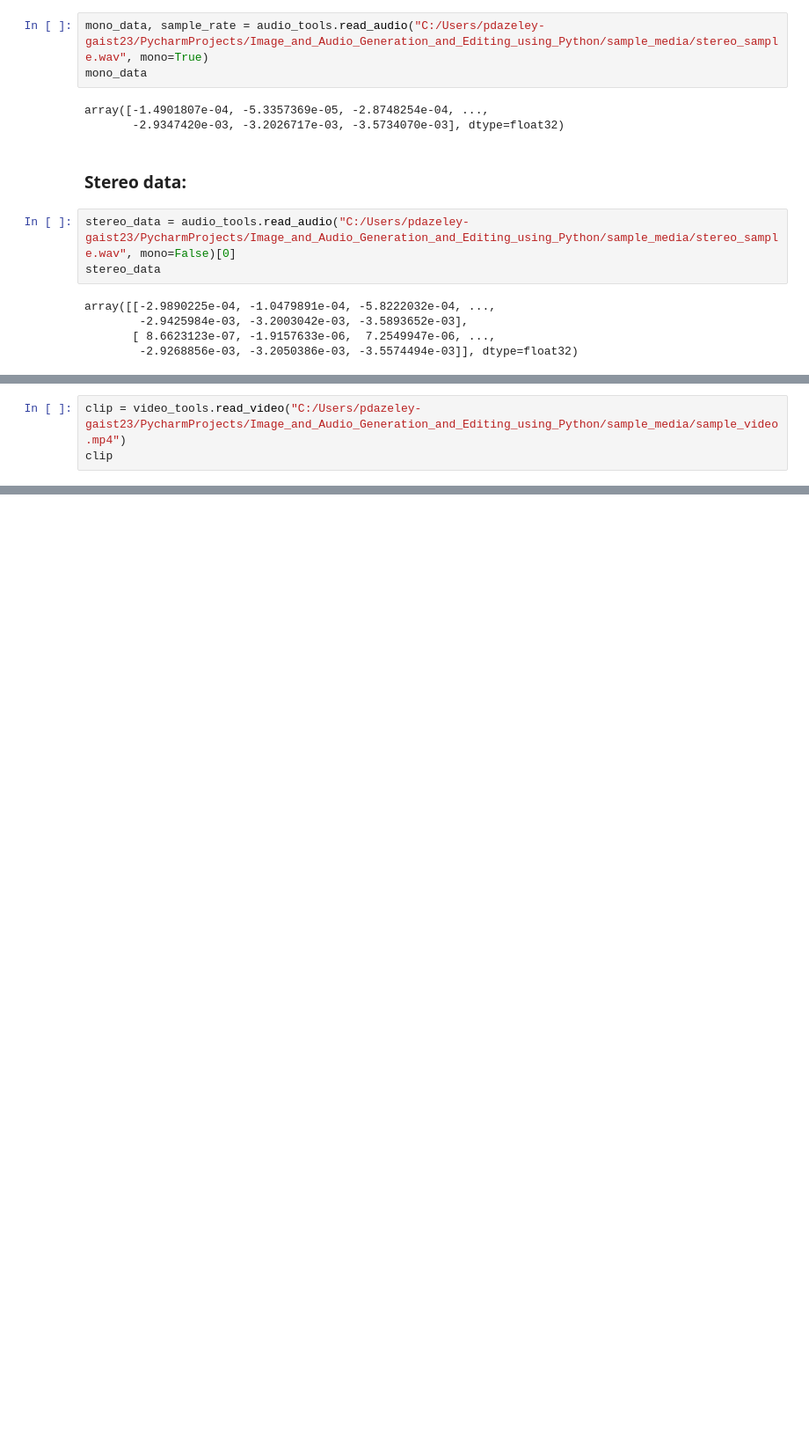
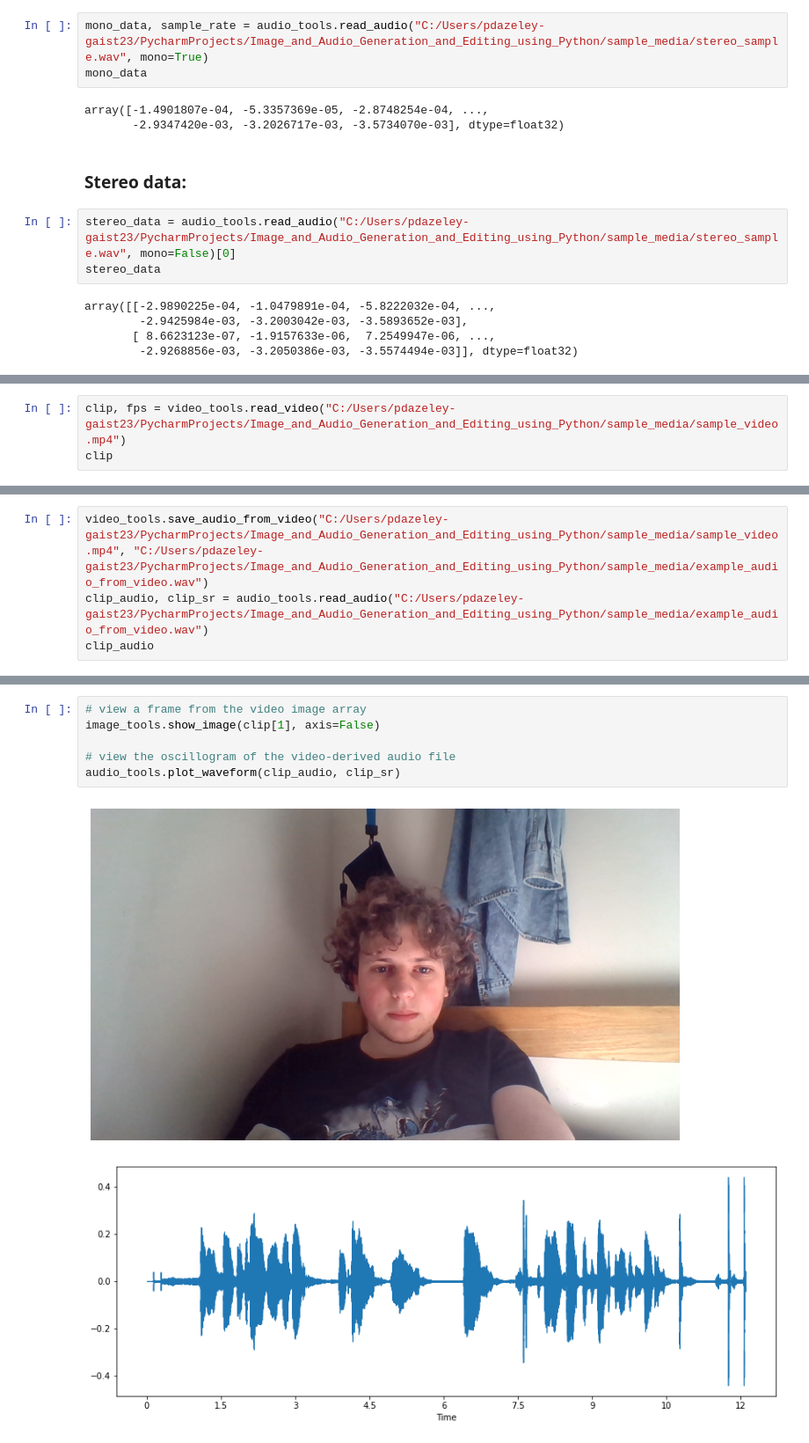
Before and after one commit to phileasdg/Image_and_Audio_Generation_and_Editing_using_Python, a Jupyter notebook: project_documentation/Visualising_file_data.ipynb, the cells around one changed output, grey strips where cells are left out. Shown at 88% size. Saved outputs shown, nothing was run; the diff lists cells and outputs as text; blank space fills up the shorter version.

```diff
--- a/project_documentation/Visualising_file_data.ipynb
+++ b/project_documentation/Visualising_file_data.ipynb
@@ -172,4 +184,4 @@ audio_tools.plot_spectrogram(stereo_data[1], sample_rate, title="Spectrogram of
 # %%
-clip = video_tools.read_video("C:/Users/pdazeley-gaist23/PycharmProjects/Image_and_Audio_Generation_and_Editing_using_Python/sample_media/sample_video.mp4")
+clip, fps = video_tools.read_video("C:/Users/pdazeley-gaist23/PycharmProjects/Image_and_Audio_Generation_and_Editing_using_Python/sample_media/sample_video.mp4")
 clip
 # %% [output]
@@ -192,0 +207,4 @@ array([[[[168, 176, 174],
+# %%
+video_tools.save_audio_from_video("C:/Users/pdazeley-gaist23/PycharmProjects/Image_and_Audio_Generation_and_Editing_using_Python/sample_media/sample_video.mp4", "C:/Users/pdazeley-gaist23/PycharmProjects/Image_and_Audio_Generation_and_Editing_using_Python/sample_media/example_audio_from_video.wav")
+clip_audio, clip_sr = audio_tools.read_audio("C:/Users/pdazeley-gaist23/PycharmProjects/Image_and_Audio_Generation_and_Editing_using_Python/sample_media/example_audio_from_video.wav")
+clip_audio
@@ -192,0 +235,9 @@ array([[[[168, 176, 174],
+# %%
+# view a frame from the video image array
+image_tools.show_image(clip[1], axis=False)
+
+# view the oscillogram of the video-derived audio file
+audio_tools.plot_waveform(clip_audio, clip_sr)
+# %% [output]
+[figure, added]
+[figure, added]
```
Also changed, not shown: parts of 14 cells of this notebook, 1 other file.
